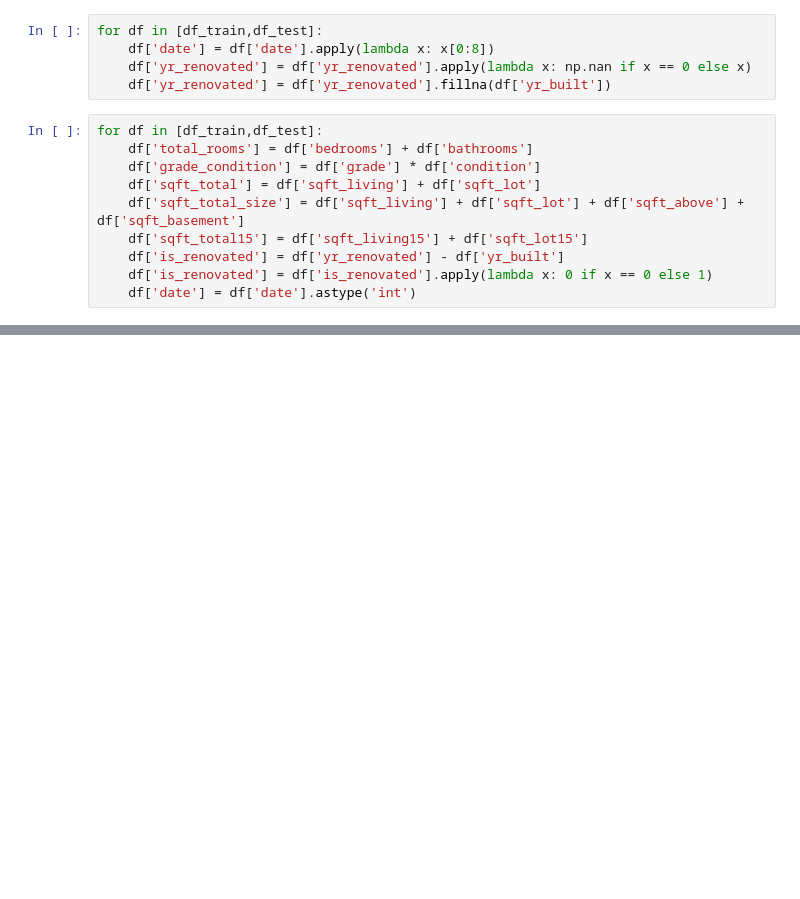
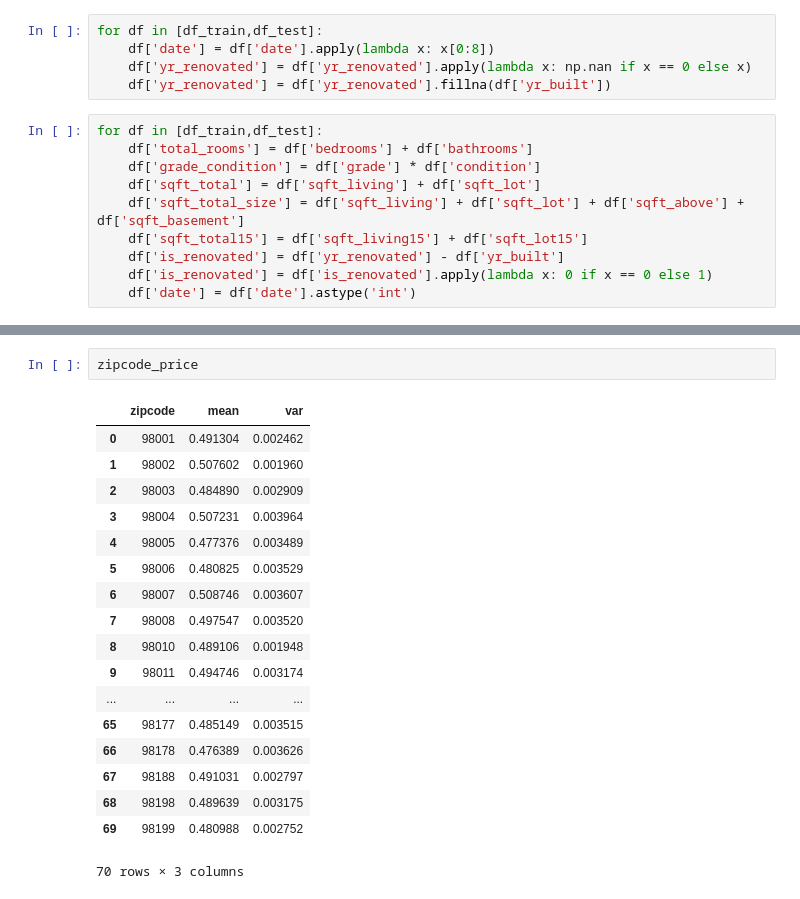
Before and after one commit to tkdguq05/TIL, a Jupyter notebook: Kaggling/2019_ML_monthly_2nd_competition_02.ipynb, the cells around one changed output, grey strips where cells are left out. Drawn from its saved outputs; the diff is of its cells as text; blank space fills up the shorter version.

```diff
--- a/Kaggling/2019_ML_monthly_2nd_competition_02.ipynb
+++ b/Kaggling/2019_ML_monthly_2nd_competition_02.ipynb
@@ -351,0 +289,21 @@ for df in [df_train,df_test]:
+# %%
+zipcode_price
+# %% [output]
+|  | zipcode | mean | var |
+| 0 | 98001 | 0.491304 | 0.002462 |
+| 1 | 98002 | 0.507602 | 0.001960 |
+| 2 | 98003 | 0.484890 | 0.002909 |
+| 3 | 98004 | 0.507231 | 0.003964 |
+| 4 | 98005 | 0.477376 | 0.003489 |
+| 5 | 98006 | 0.480825 | 0.003529 |
+| 6 | 98007 | 0.508746 | 0.003607 |
+| 7 | 98008 | 0.497547 | 0.003520 |
+| 8 | 98010 | 0.489106 | 0.001948 |
+| 9 | 98011 | 0.494746 | 0.003174 |
+| ... | ... | ... | ... |
+| 65 | 98177 | 0.485149 | 0.003515 |
+| 66 | 98178 | 0.476389 | 0.003626 |
+| 67 | 98188 | 0.491031 | 0.002797 |
+| 68 | 98198 | 0.489639 | 0.003175 |
+| 69 | 98199 | 0.480988 | 0.002752 |
+70 rows × 3 columns
```
Also changed, not shown: parts of 16 cells of this notebook.
